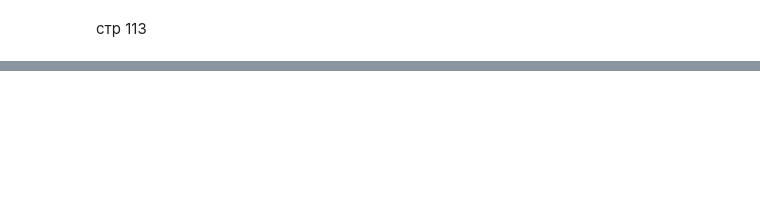
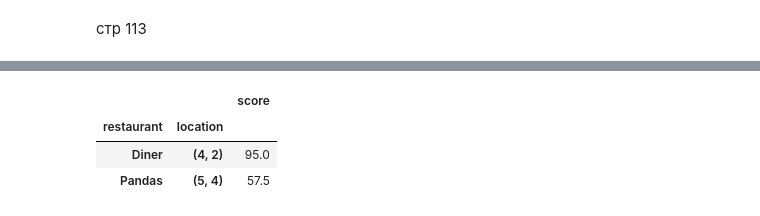
Before and after one commit to 1mmo/data-analysis-handbook, a Jupyter notebook: handbook/Working with data/Pandas.ipynb, the cells around one changed output, grey strips where cells are left out. Cells and saved outputs as stored; diff of their text form; code cells hidden in the pictures; blank space fills up the shorter version.

```diff
--- a/handbook/Working with data/Pandas.ipynb
+++ b/handbook/Working with data/Pandas.ipynb
@@ -2642,0 +2690,8 @@ NameError: name 'session' is not defined
+# %%
+restaurant_inspections = pd.DataFrame({
+ "restaurant": ["Diner","Diner","Pandas","Pandas"],
+ "location": [(4,2),(4,2),(5,4),(5,4)],
+ "date": ["02/18","05/18","02/18","05/18"],
+ "score": [90,100,55,60]})
+
+restaurant_inspections
@@ -2642,0 +2704,11 @@ NameError: name 'session' is not defined
+# %%
+restaurant_inspections.pivot_table(
+    values=['score'],
+    index=['restaurant', 'location'],
+    aggfunc=np.mean
+)
+# %% [output]
+|  |  | score |
+| restaurant | location |  |
+| Diner | (4, 2) | 95.0 |
+| Pandas | (5, 4) | 57.5 |
```
Also changed, not shown: parts of 13 cells of this notebook.
